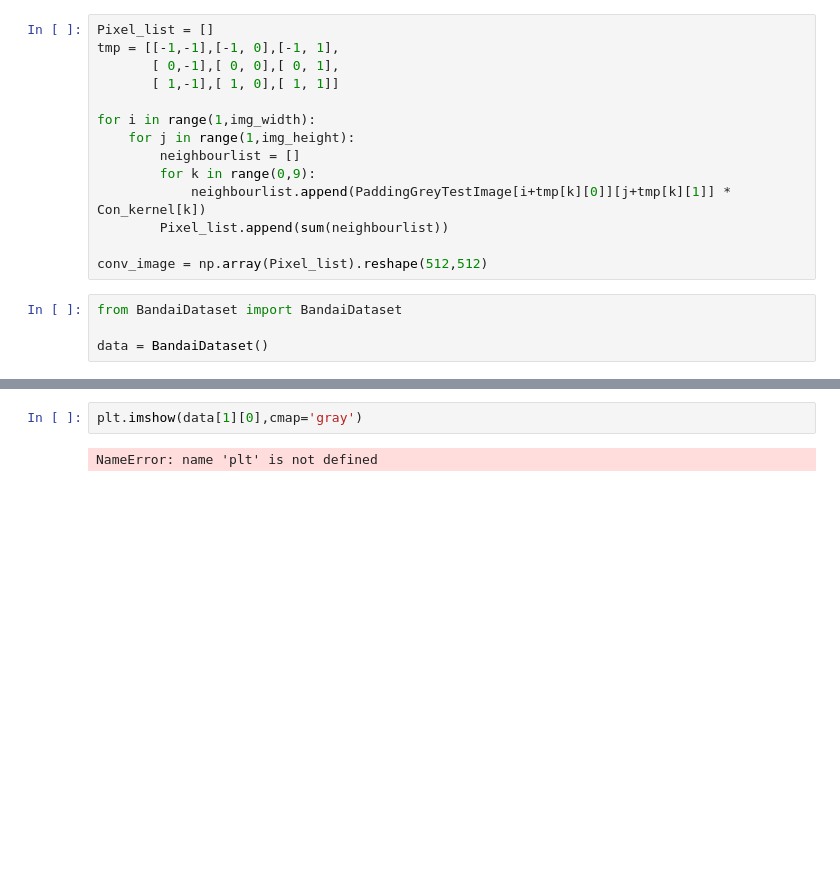
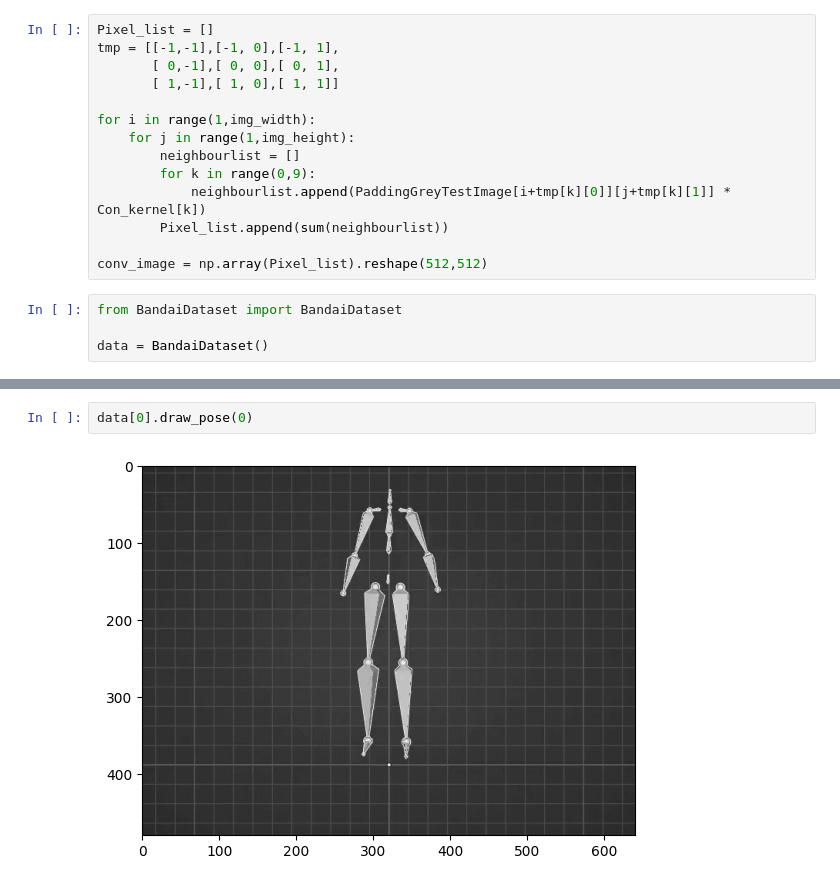
Before and after one commit to NCCA/aseassignment2021-22-dolphin9, a Jupyter notebook: main.ipynb, the cells around one changed output, grey strips where cells are left out. Saved outputs shown, nothing was run; the diff lists cells and outputs as text; blank space fills up the shorter version.

Commit message:
add draw function in motion class

```diff
--- a/main.ipynb
+++ b/main.ipynb
@@ -97,4 +113,4 @@ AttributeError: 'Motion' object has no attribute 'video_dir'
-# %%
-plt.imshow(data[1][0],cmap='gray')
-# %% [output]
-NameError: name 'plt' is not defined
+# %%
+data[0].draw_pose(0)
+# %% [output]
+[figure, added]
```
Also changed, not shown: parts of 1 cell of this notebook, 1 other file.
